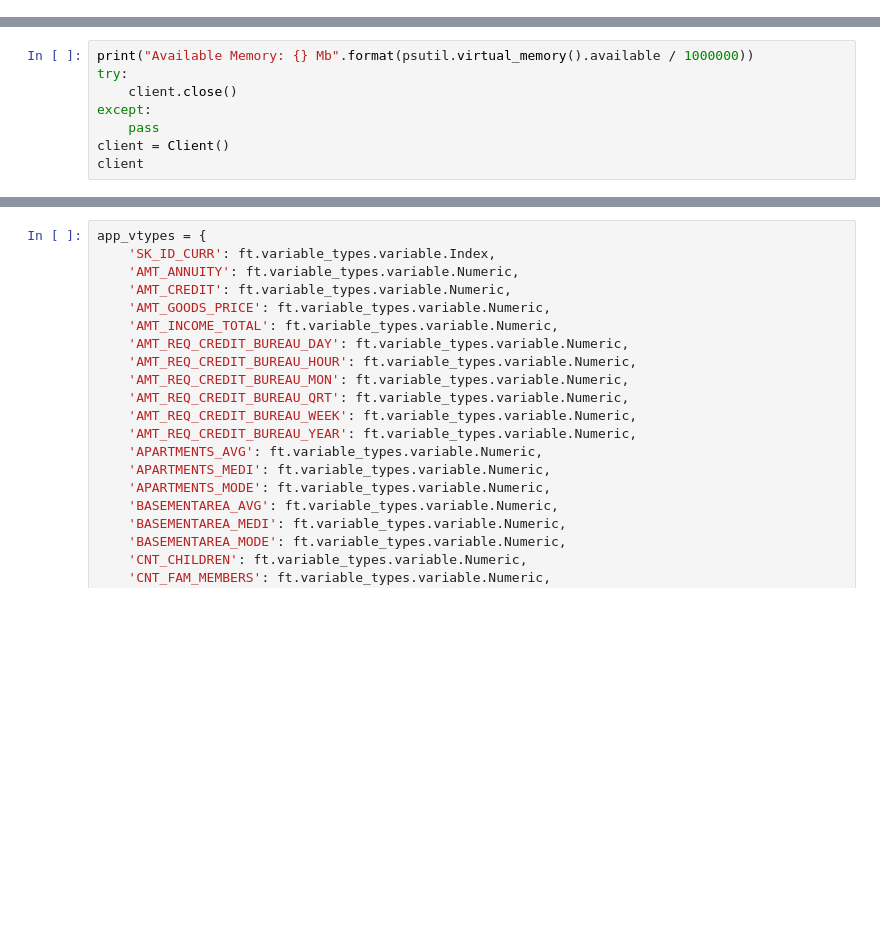
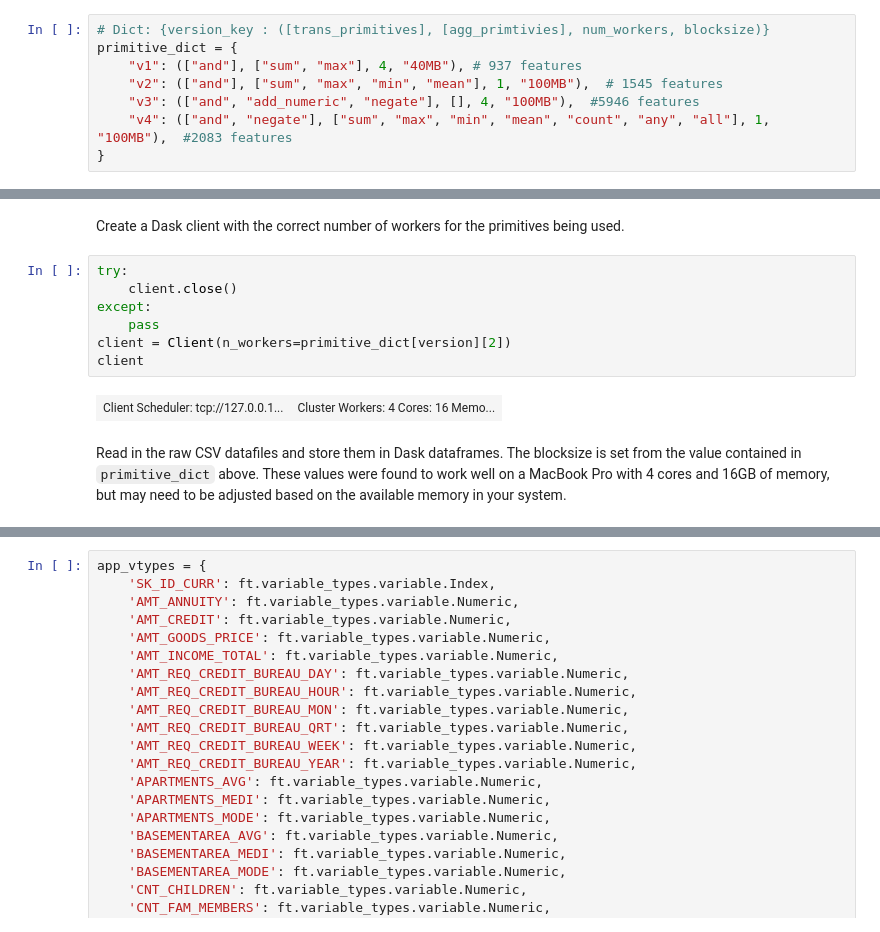
Before and after one commit to alteryx/featuretools, a Jupyter notebook: featuretools/dask-tests-tmp/Home Credit Feature Matrix with Dask.ipynb, the cells around one changed output, grey strips where cells are left out. Saved outputs shown, nothing was run; the diff lists cells and outputs as text; blank space fills up the shorter version.

```diff
--- a/featuretools/dask-tests-tmp/Home Credit FM.ipynb
+++ b/featuretools/dask-tests-tmp/Home Credit Feature Matrix with Dask.ipynb
@@ -1,2 +11,10 @@
+# %%
+# Dict: {version_key : ([trans_primitives], [agg_primtivies], num_workers, blocksize)}
+primitive_dict = {
+    "v1": (["and"], ["sum", "max"], 4, "40MB"), # 937 features
+    "v2": (["and"], ["sum", "max", "min", "mean"], 1, "100MB"),  # 1545 features
+    "v3": (["and", "add_numeric", "negate"], [], 4, "100MB"),  #5946 features
+    "v4": (["and", "negate"], ["sum", "max", "min", "mean", "count", "any", "all"], 1, "100MB"),  #2083 features
+}
 # %%
 import math
@@ -15,10 +34,15 @@ from tqdm import tqdm
+# %% [markdown]
+Create a Dask client with the correct number of workers for the primitives being used.
 # %%
-print("Available Memory: {} Mb".format(psutil.virtual_memory().available / 1000000))
 try:
     client.close()
 except:
     pass
-client = Client()
+client = Client(n_workers=primitive_dict[version][2])
 client
+# %% [output]
+| Client Scheduler: tcp://127.0.0.1... | Cluster Workers: 4 Cores: 16 Memo... |
+# %% [markdown]
+Read in the raw CSV datafiles and store them in Dask dataframes. The blocksize is set from the value contained in `primitive_dict` above. These values were found to work well on a MacBook Pro with 4 cores and 16GB of memory, but may need to be adjusted based on the available memory in your system.
 # %%
 %%time
```
Also changed, not shown: parts of 37 cells of this notebook, 2 other files.
